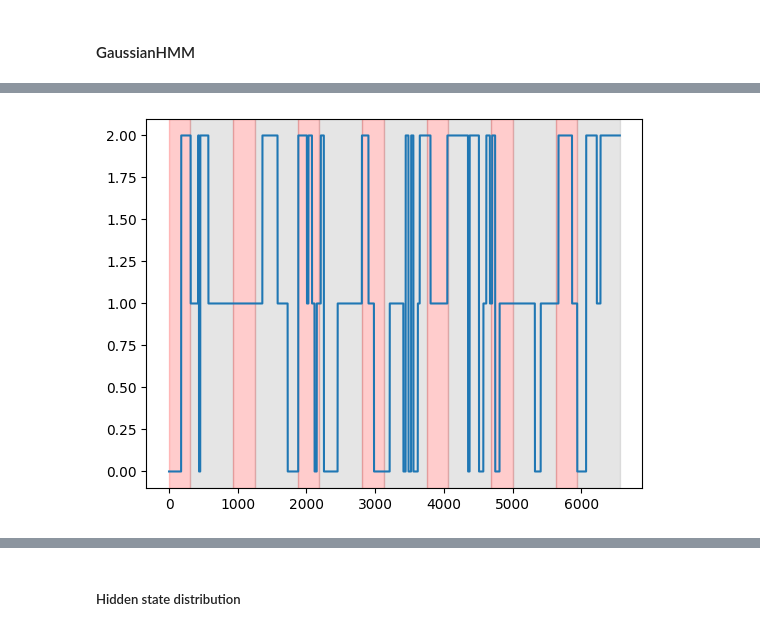
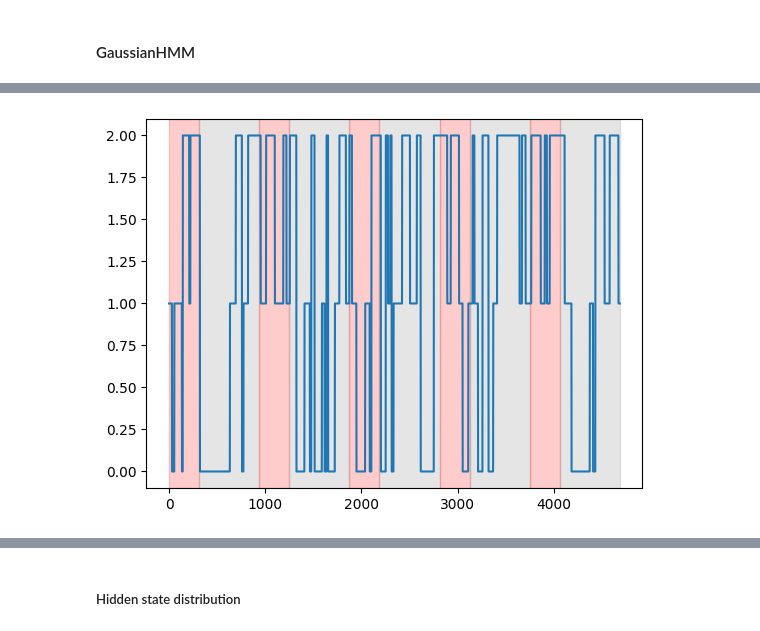
Before and after one commit to jerryjii/HMM, a Jupyter notebook: HMM_LFP.ipynb, the cells around one changed output, grey strips where cells are left out. Saved outputs shown, nothing was run; the diff lists cells and outputs as text; code cells hidden in the pictures.

```diff
--- a/HMM_LFP.ipynb
+++ b/HMM_LFP.ipynb
@@ -287,10 +292,0 @@ for i, Wn in enumerate(Wns): # checked, same output with processing each channel
-# %%
-bands = np.zeros((4, 6, len(A_single))) # 4 bands, 6 channels, 400k samples
-Wns = [[3,8],[10,30],[30,50],[50,80]]
-all_channels = np.hstack((A_single, B_single, C_single, D_single, E_single, F_single))
-for i, Wn in enumerate(Wns): # checked, same output with processing each channel individually
-    sos = butter(N=3, Wn=Wn, fs=1250, btype='bandpass', output='sos') # butterworth
-    all_channels_ff = sosfiltfilt(sos, all_channels.T)
-    all_channels_env = hilbert(all_channels_ff)
-    all_channels_env_abs = np.abs(all_channels_env)
-    bands[i] = all_channels_env_abs
@@ -315,3 +319,0 @@ for i in range(4):
-# %%
-bands = np.reshape(bands,(4*18, len(A_single)))
-bands_z = (bands-np.mean(bands))/np.std(bands)
@@ -318 +324,3 @@ bands_z = (bands-np.mean(bands))/np.std(bands)
+# %%
+bands_z_0 = zscore(bands, axis=0)
 # %%
@@ -344,4 +334,8 @@ plot(preds,7)
+# %%
+model = hmm.GaussianHMM(n_components=8, n_iter=1000, verbose=True, tol=0.1)
+model.fit(bands_z_0.T)
+preds = model.predict(bands_z_0.T)
 # %%
-plot(preds,7)
+plot(preds, 5)
 # %% [output]
-[figure, old version]
+[figure, new version]
```
Also changed, not shown: parts of 34 cells of this notebook.
